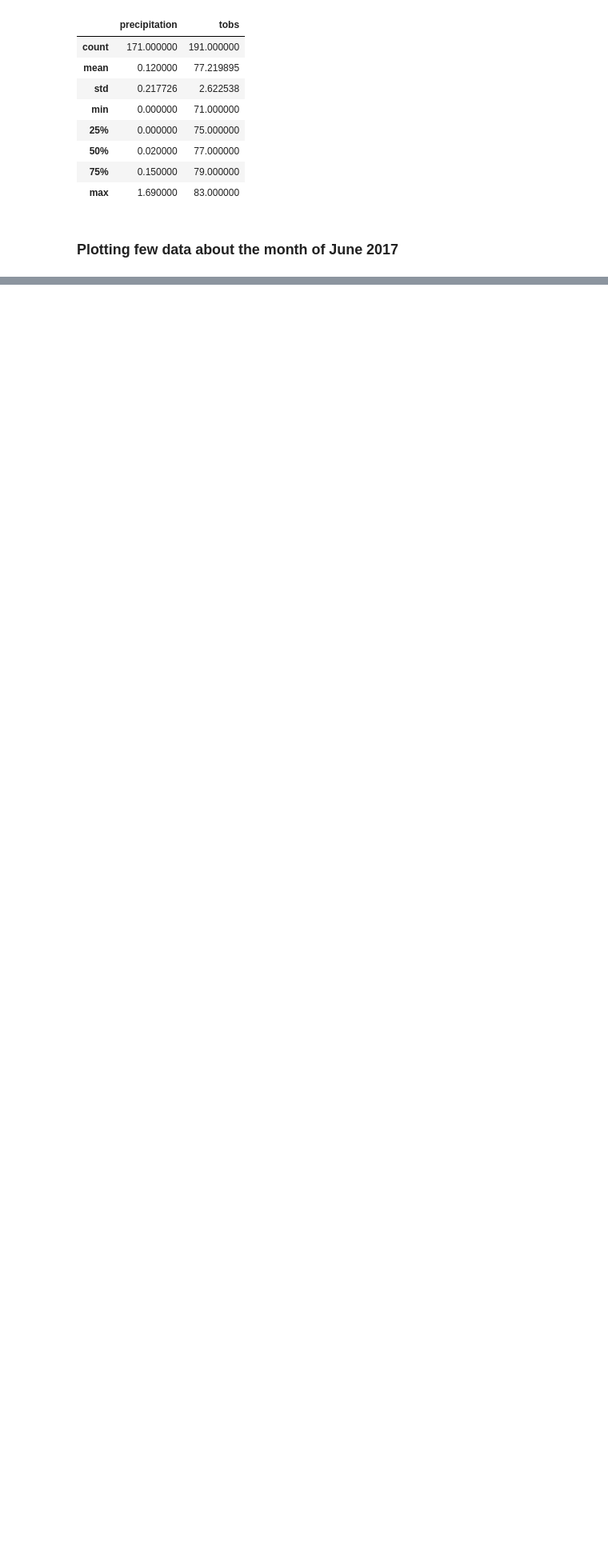
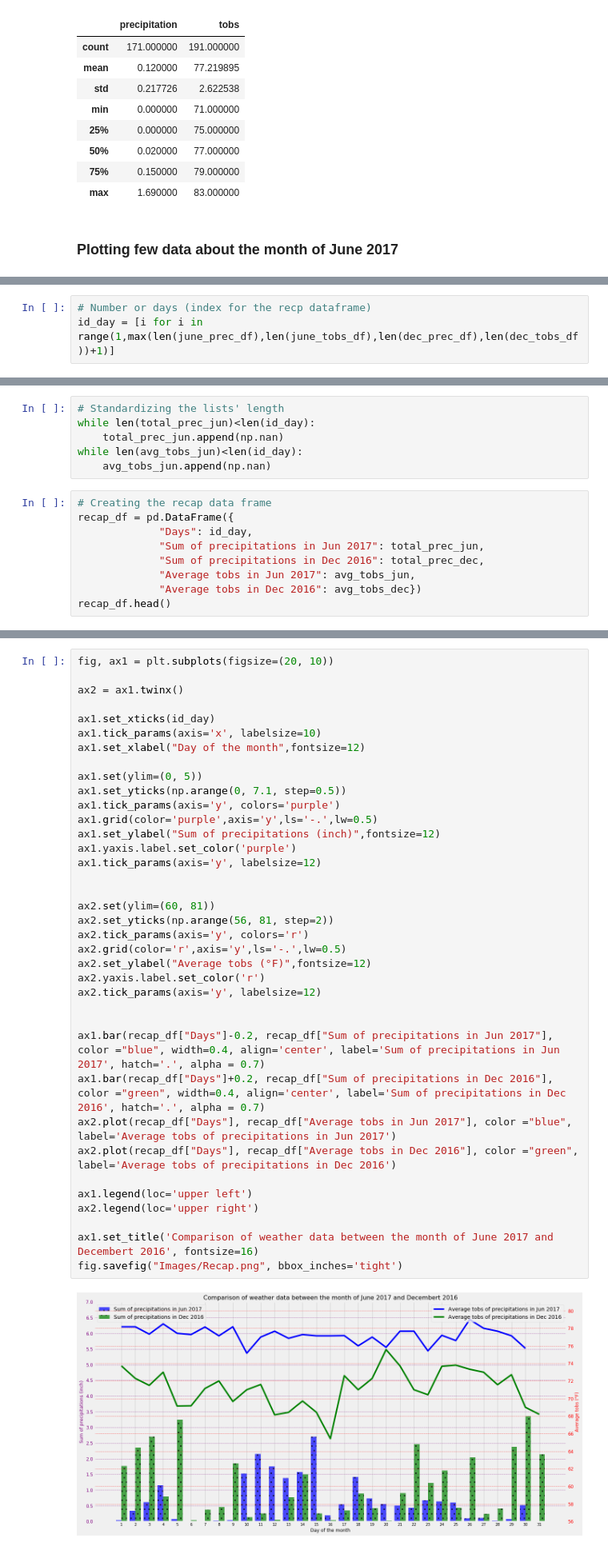
Before and after one commit to tom-jj-G/surfs_up, a Jupyter notebook: climate_challenge.ipynb, the cells around one changed output, grey strips where cells are left out. Shown at 80% size. Drawn from its saved outputs; the diff is of its cells as text; blank space fills up the shorter version.

```diff
--- a/climate_challenge.ipynb
+++ b/climate_challenge.ipynb
@@ -126,0 +208,3 @@ plt.savefig("Images/June_tobs.png", bbox_inches='tight')
+# %%
+# Number or days (index for the recp dataframe)
+id_day = [i for i in range(1,max(len(june_prec_df),len(june_tobs_df),len(dec_prec_df),len(dec_tobs_df))+1)]
@@ -126,0 +217,15 @@ plt.savefig("Images/June_tobs.png", bbox_inches='tight')
+# %%
+# Standardizing the lists' length
+while len(total_prec_jun)<len(id_day):
+    total_prec_jun.append(np.nan)
+while len(avg_tobs_jun)<len(id_day):
+    avg_tobs_jun.append(np.nan)
+# %%
+# Creating the recap data frame
+recap_df = pd.DataFrame({
+             "Days": id_day,
+             "Sum of precipitations in Jun 2017": total_prec_jun,
+             "Sum of precipitations in Dec 2016": total_prec_dec,
+             "Average tobs in Jun 2017": avg_tobs_jun,
+             "Average tobs in Dec 2016": avg_tobs_dec})
+recap_df.head()
@@ -126,0 +241,39 @@ plt.savefig("Images/June_tobs.png", bbox_inches='tight')
+# %%
+fig, ax1 = plt.subplots(figsize=(20, 10))
+
+ax2 = ax1.twinx()
+
+ax1.set_xticks(id_day)
+ax1.tick_params(axis='x', labelsize=10)
+ax1.set_xlabel("Day of the month",fontsize=12)
+
+ax1.set(ylim=(0, 5))
+ax1.set_yticks(np.arange(0, 7.1, step=0.5))
+ax1.tick_params(axis='y', colors='purple')
+ax1.grid(color='purple',axis='y',ls='-.',lw=0.5)
+ax1.set_ylabel("Sum of precipitations (inch)",fontsize=12)
+ax1.yaxis.label.set_color('purple')
+ax1.tick_params(axis='y', labelsize=12)
+
+
+ax2.set(ylim=(60, 81))
+ax2.set_yticks(np.arange(56, 81, step=2))
+ax2.tick_params(axis='y', colors='r')
+ax2.grid(color='r',axis='y',ls='-.',lw=0.5)
+ax2.set_ylabel("Average tobs (°F)",fontsize=12)
+ax2.yaxis.label.set_color('r')
+ax2.tick_params(axis='y', labelsize=12)
+
+
+ax1.bar(recap_df["Days"]-0.2, recap_df["Sum of precipitations in Jun 2017"], color ="blue", width=0.4, align='center', label='Sum of precipitations in Jun 2017', hatch='.', alpha = 0.7)
+ax1.bar(recap_df["Days"]+0.2, recap_df["Sum of precipitations in Dec 2016"], color ="green", width=0.4, align='center', label='Sum of precipitations in Dec 2016', hatch='.', alpha = 0.7)
+ax2.plot(recap_df["Days"], recap_df["Average tobs in Jun 2017"], color ="blue", label='Average tobs of precipitations in Jun 2017')
+ax2.plot(recap_df["Days"], recap_df["Average tobs in Dec 2016"], color ="green", label='Average tobs of precipitations in Dec 2016')
+
+ax1.legend(loc='upper left')
+ax2.legend(loc='upper right')
+
+ax1.set_title('Comparison of weather data between the month of June 2017 and Decembert 2016', fontsize=16)
+fig.savefig("Images/Recap.png", bbox_inches='tight')
+# %% [output]
+[figure, added]
```
Also changed, not shown: parts of 17 cells of this notebook, 7 other files.
